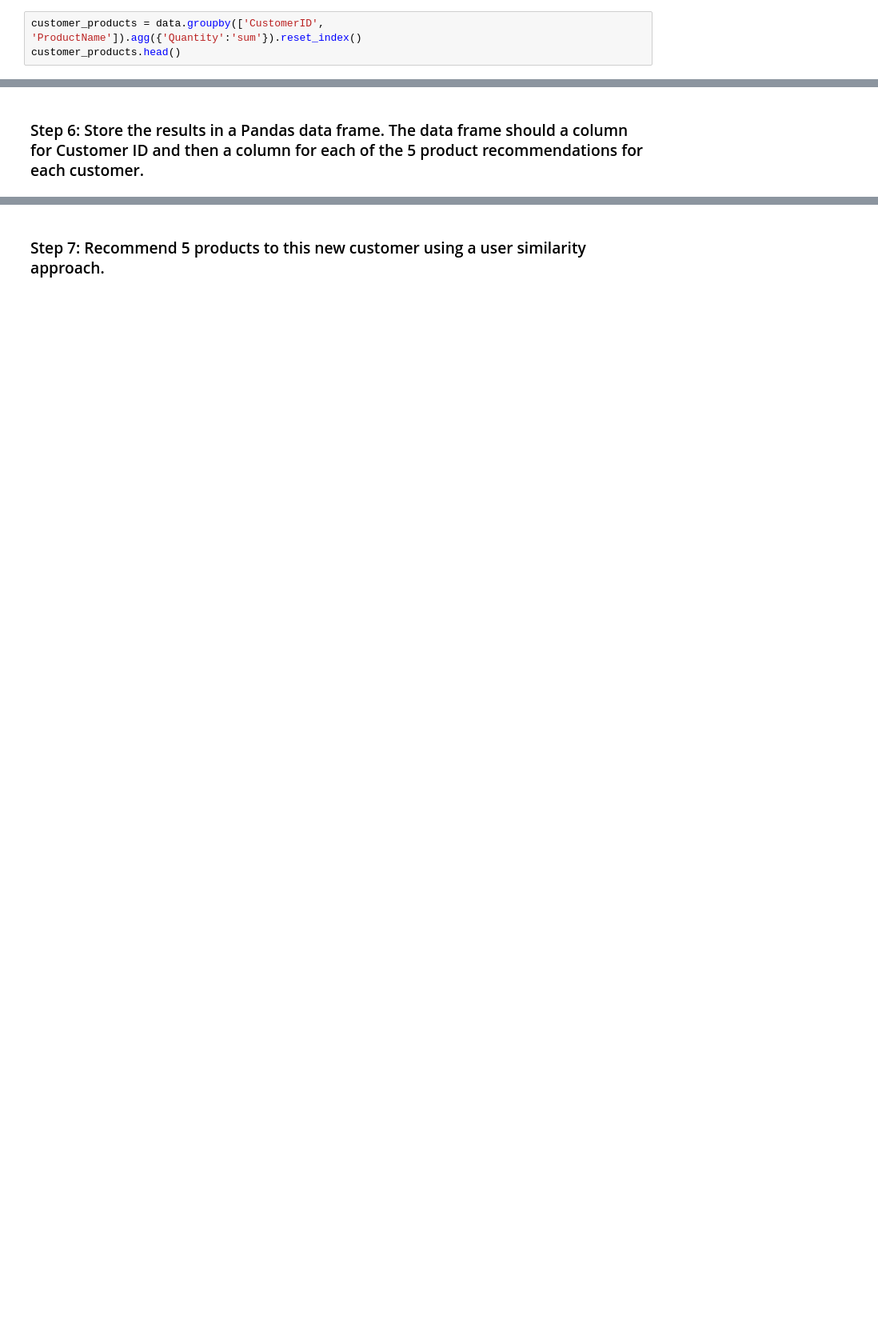
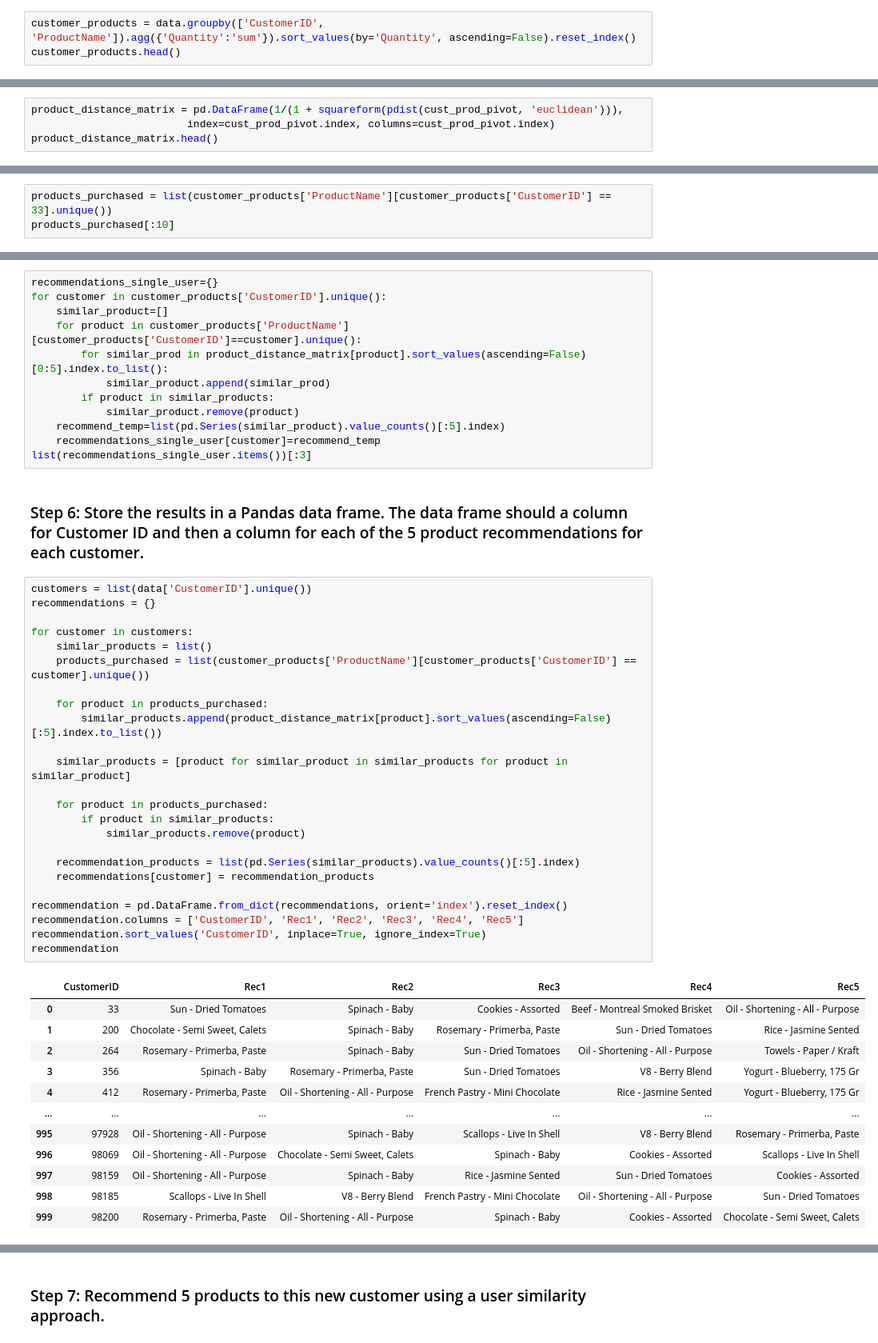
Before and after one commit to ta-data-mexpt/lab-recommender-deepdive, a Jupyter notebook: your-code/main.ipynb, the cells around one changed output, grey strips where cells are left out. Shown at 80% size. Drawn from its saved outputs; the diff is of its cells as text; blank space fills up the shorter version.

Commit message:
final lab-recommender-deepdive

```diff
--- a/your-code/main.ipynb
+++ b/your-code/main.ipynb
@@ -26,5 +27,5 @@ We will then put together the foundational transformations of the data that we w
 
 First, we will create a data frame that contains the total quantity of each product purchased by each customer.
 # %%
-customer_products = data.groupby(['CustomerID', 'ProductName']).agg({'Quantity':'sum'}).reset_index()
+customer_products = data.groupby(['CustomerID', 'ProductName']).agg({'Quantity':'sum'}).sort_values(by='Quantity', ascending=False).reset_index()
 customer_products.head()
@@ -109,0 +224,4 @@ In this section, you will create an item similarity based recommender system in
+# %%
+product_distance_matrix = pd.DataFrame(1/(1 + squareform(pdist(cust_prod_pivot, 'euclidean'))),
+                         index=cust_prod_pivot.index, columns=cust_prod_pivot.index)
+product_distance_matrix.head()
@@ -110,2 +237,5 @@ In this section, you will create an item similarity based recommender system in
 # %% [markdown]
 ### Step 2: Get the products purchased for a specific customer of your choice.
+# %%
+products_purchased = list(customer_products['ProductName'][customer_products['CustomerID'] == 33].unique())
+products_purchased[:10]
@@ -119,5 +290,54 @@ In this section, you will create an item similarity based recommender system in
 - Create an empty dictionary that will hold the recommendations for all customers.
 - Create a list of unique CustomerIDs to iterate over.
 - Iterate over the customer list performing steps 2 through 4 for each and appending the results of each iteration to the dictionary you created.
+# %%
+recommendations_single_user={}
+for customer in customer_products['CustomerID'].unique():
+    similar_product=[]
+    for product in customer_products['ProductName'][customer_products['CustomerID']==customer].unique():
+        for similar_prod in product_distance_matrix[product].sort_values(ascending=False)[0:5].index.to_list():
+            similar_product.append(similar_prod)
+        if product in similar_products:
+            similar_product.remove(product)
+    recommend_temp=list(pd.Series(similar_product).value_counts()[:5].index)
+    recommendations_single_user[customer]=recommend_temp
+list(recommendations_single_user.items())[:3]
 # %% [markdown]
 ### Step 6: Store the results in a Pandas data frame. The data frame should a column for Customer ID and then a column for each of the 5 product recommendations for each customer.
+# %%
+customers = list(data['CustomerID'].unique())
+recommendations = {}
+
+for customer in customers:
+    similar_products = list()
+    products_purchased = list(customer_products['ProductName'][customer_products['CustomerID'] == customer].unique())
+
+    for product in products_purchased:
+        similar_products.append(product_distance_matrix[product].sort_values(ascending=False)[:5].index.to_list())
+
+    similar_products = [product for similar_product in similar_products for product in similar_product]
+
+    for product in products_purchased:
+        if product in similar_products:
+            similar_products.remove(product)
+
+    recommendation_products = list(pd.Series(similar_products).value_counts()[:5].index)
+    recommendations[customer] = recommendation_products
+
+recommendation = pd.DataFrame.from_dict(recommendations, orient='index').reset_index()
+recommendation.columns = ['CustomerID', 'Rec1', 'Rec2', 'Rec3', 'Rec4', 'Rec5']
+recommendation.sort_values('CustomerID', inplace=True, ignore_index=True)
+recommendation
+# %% [output]
+|  | CustomerID | Rec1 | Rec2 | Rec3 | Rec4 | Rec5 |
+| 0 | 33 | Sun - Dried Tomatoes | Spinach - Baby | Cookies - Assorted | Beef - Montreal Smoked Brisket | Oil - Shortening - All - Purpose |
+| 1 | 200 | Chocolate - Semi Sweet, Calets | Spinach - Baby | Rosemary - Primerba, Paste | Sun - Dried Tomatoes | Rice - Jasmine Sented |
+| 2 | 264 | Rosemary - Primerba, Paste | Spinach - Baby | Sun - Dried Tomatoes | Oil - Shortening - All - Purpose | Towels - Paper / Kraft |
+| 3 | 356 | Spinach - Baby | Rosemary - Primerba, Paste | Sun - Dried Tomatoes | V8 - Berry Blend | Yogurt - Blueberry, 175 Gr |
+| 4 | 412 | Rosemary - Primerba, Paste | Oil - Shortening - All - Purpose | French Pastry - Mini Chocolate | Rice - Jasmine Sented | Yogurt - Blueberry, 175 Gr |
+| ... | ... | ... | ... | ... | ... | ... |
+| 995 | 97928 | Oil - Shortening - All - Purpose | Spinach - Baby | Scallops - Live In Shell | V8 - Berry Blend | Rosemary - Primerba, Paste |
+| 996 | 98069 | Oil - Shortening - All - Purpose | Chocolate - Semi Sweet, Calets | Spinach - Baby | Cookies - Assorted | Scallops - Live In Shell |
+| 997 | 98159 | Oil - Shortening - All - Purpose | Spinach - Baby | Rice - Jasmine Sented | Sun - Dried Tomatoes | Cookies - Assorted |
+| 998 | 98185 | Scallops - Live In Shell | V8 - Berry Blend | French Pastry - Mini Chocolate | Oil - Shortening - All - Purpose | Sun - Dried Tomatoes |
+| 999 | 98200 | Rosemary - Primerba, Paste | Oil - Shortening - All - Purpose | Spinach - Baby | Cookies - Assorted | Chocolate - Semi Sweet, Calets |
```
Also changed, not shown: parts of 18 cells of this notebook.
